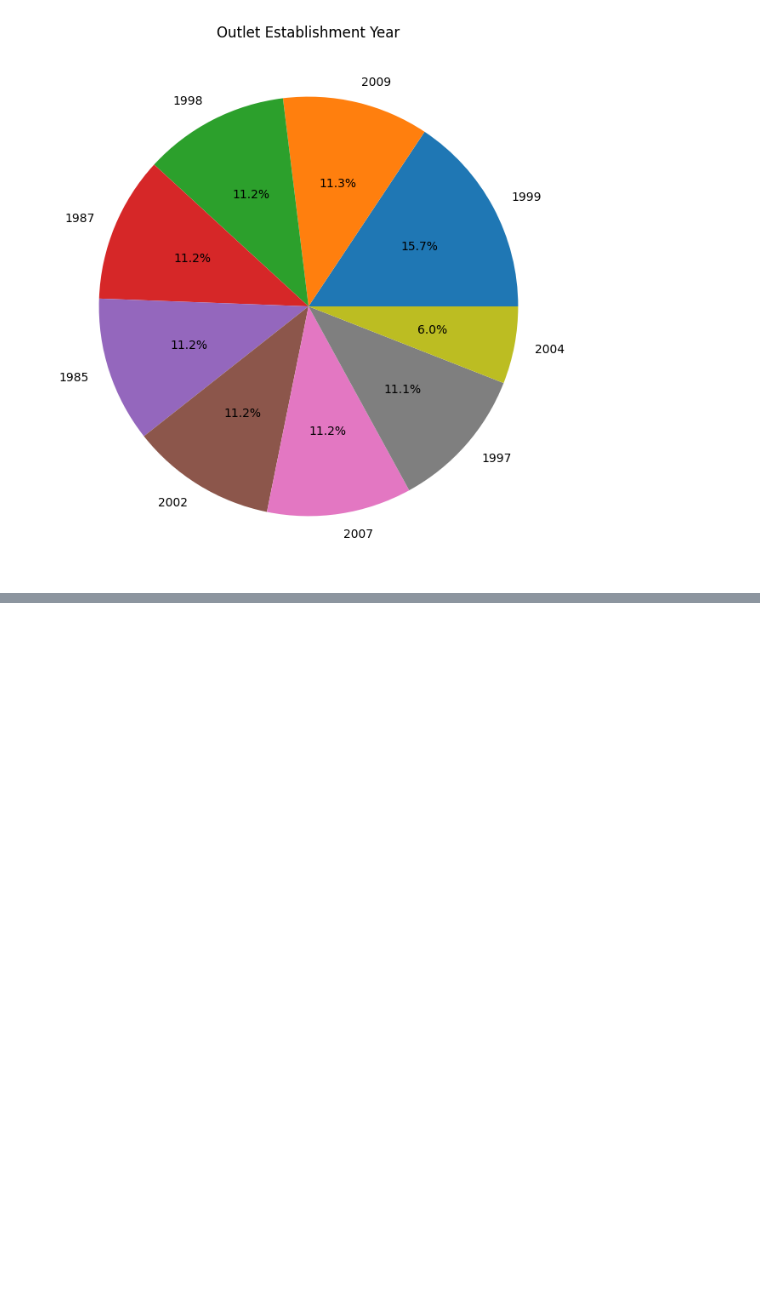
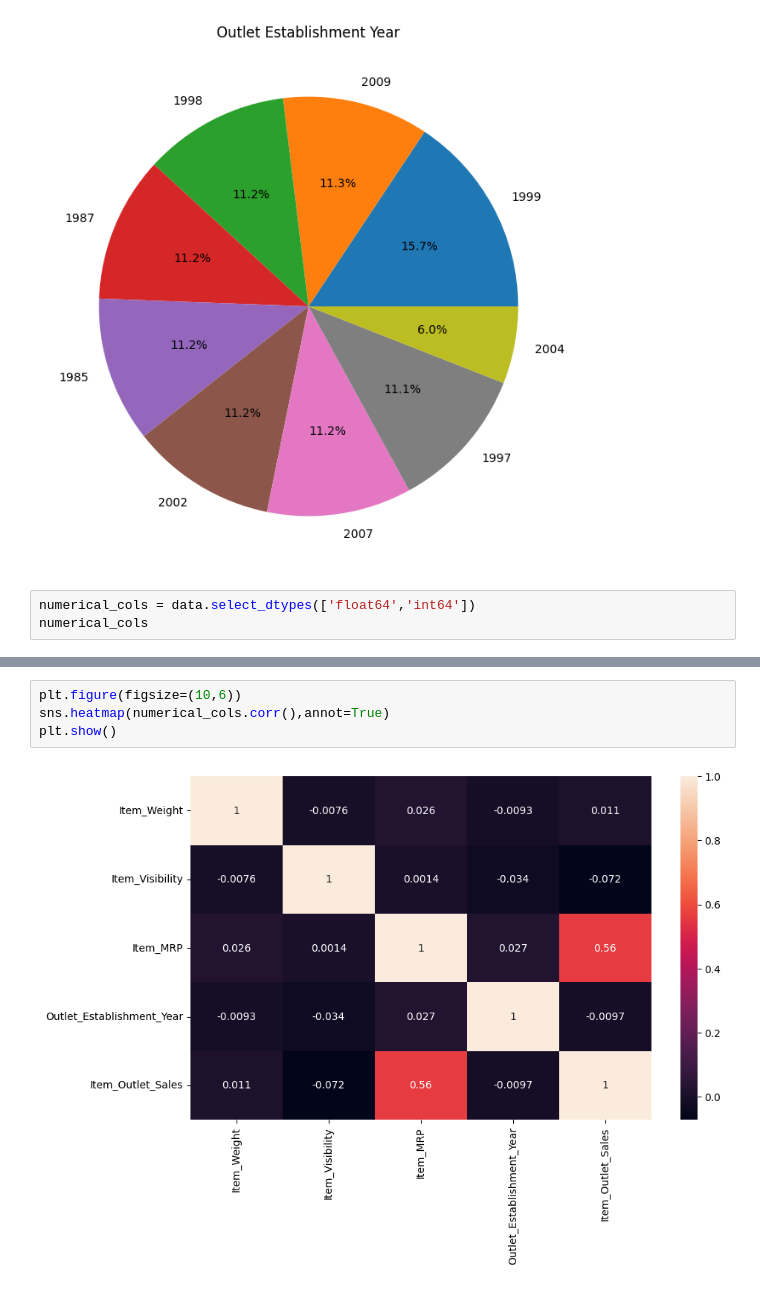
Before and after one commit to Alibubere/BigMart_Sales_Analysis, a Jupyter notebook: BigMart_Sales_Analysis.ipynb, the cells around one changed output, grey strips where cells are left out. Cells and saved outputs as stored; diff of their text form; blank space fills up the shorter version.

```diff
--- a/BigMart_Sales_Analysis.ipynb
+++ b/BigMart_Sales_Analysis.ipynb
@@ -142,3 +142,6 @@ plt.title('Outlet Establishment Year')
 plt.show()
 # %% [output]
 [figure]
+# %%
+numerical_cols = data.select_dtypes(['float64','int64'])
+numerical_cols
@@ -144,0 +162,6 @@ plt.show()
+# %%
+plt.figure(figsize=(10,6))
+sns.heatmap(numerical_cols.corr(),annot=True)
+plt.show()
+# %% [output]
+[figure, added]
```
Also changed, not shown: parts of 13 cells of this notebook.
